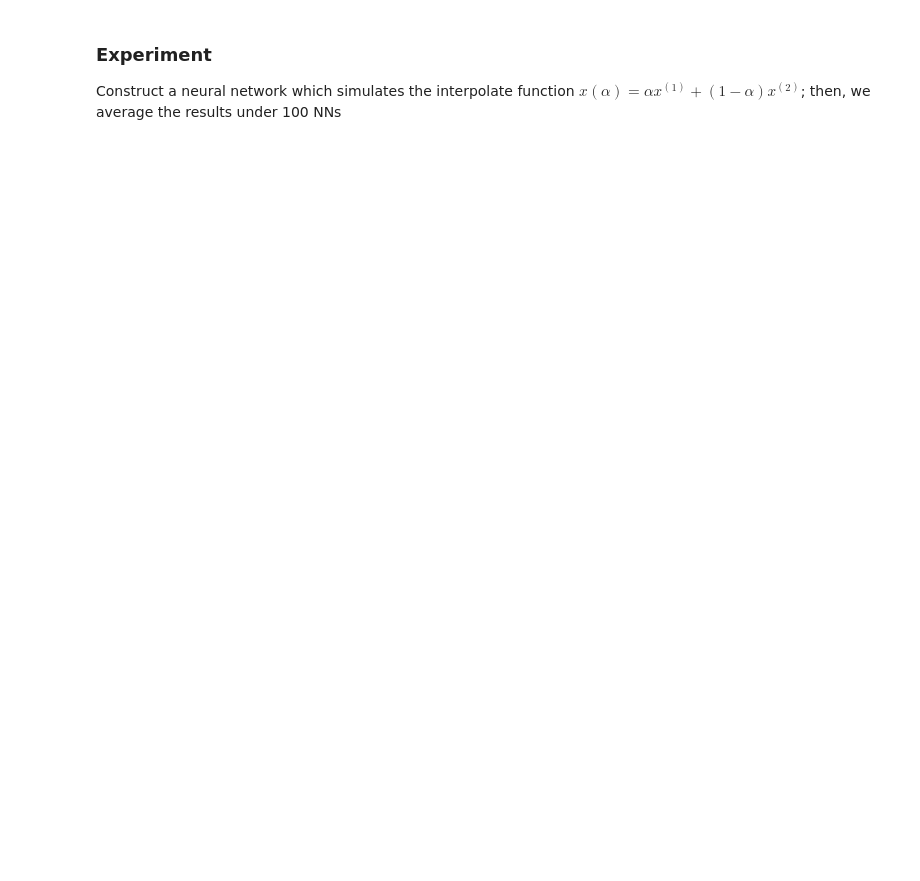
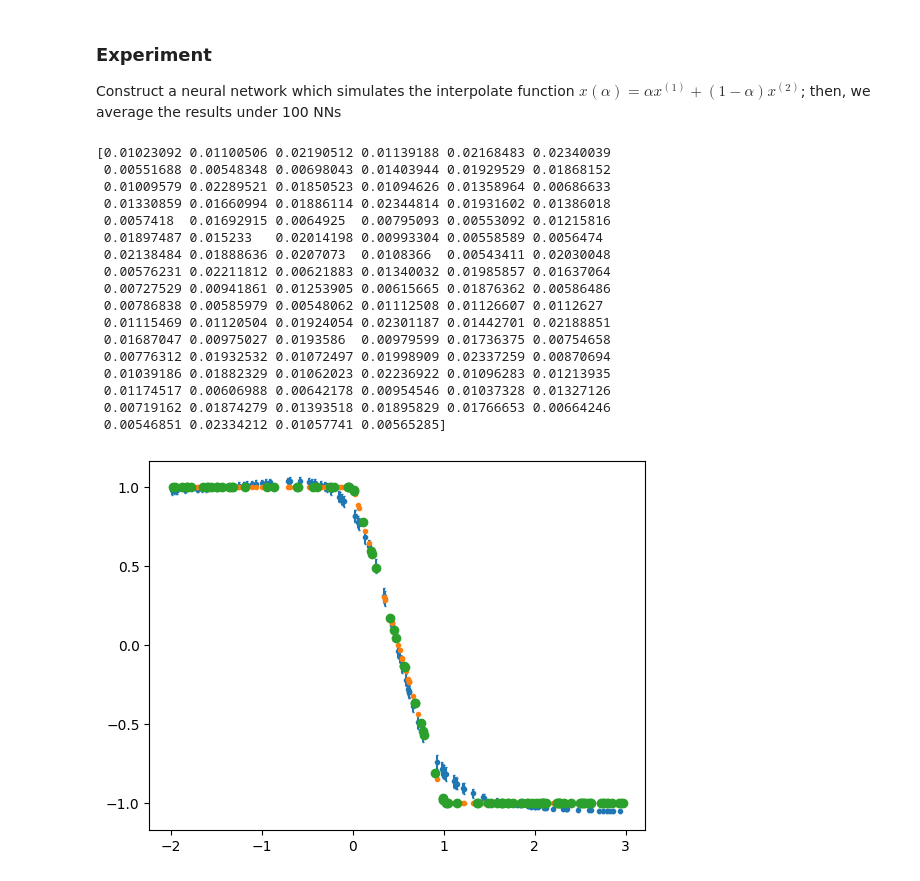
Before and after one commit to Manuel1711/Neural-Networks, a Jupyter notebook: NN_Gaussian.ipynb, the cells around one changed output. Drawn from its saved outputs; the diff is of its cells as text; code cells hidden in the pictures; blank space fills up the shorter version.

```diff
--- a/NN_Gaussian.ipynb
+++ b/NN_Gaussian.ipynb
@@ -520,8 +520,10 @@ tf.Tensor(
 
 Construct a neural network which simulates the interpolate function $x(\alpha) = \alpha x^{(1)} + (1-\alpha) x^{(2)}$; then, we average the results under 100 NNs
 # %%
-Nin = 10
+from tqdm import tqdm
+Nin = 100
 Nout = 100
+
 xx1 = tf.constant(-1., shape=(Nin, 1, 1), dtype=tf.float32)
 xx2 = tf.constant(1., shape=(Nin, 1, 1), dtype=tf.float32)
 
@@ -533,27 +535,25 @@ def interp(_alpha):
     result = tf.where(condition1, _alpha * xx1 + (1 - _alpha) * xx2, tf.where(condition2, xx1, xx2))
     return result
 
-alpha_train = tf.random.uniform(shape=(Nin,1,1), minval=-2, maxval=3, dtype=tf.float32)
-x_train = interp(alpha_train)
-
 alpha_out = tf.random.uniform(shape=(Nout,1,1), minval=-2, maxval=3, dtype=tf.float32)
 
 #print(x_train)
 #sys.exit()
 
 sigma_w = np.sqrt(1.5)
-sigma_b = 0.
+sigma_b = 1.
 Mu = 0.
 STD = 1.
 Nboot = 10
 depth = 3
 input_size = 1
-hidden_size = 128
+hidden_size = 32
 output_size = 1
 eta = 0.5
 
+
 # Numb of train epochs
-num_epochs = 500
+num_epochs = 1000
 
 lsizes = np.concatenate(([input_size], np.repeat(hidden_size, depth-1), [output_size]))
 #print(lsizes)
@@ -563,7 +563,11 @@ lsizes = np.concatenate(([input_size], np.repeat(hidden_size, depth-1), [output_
 # obser_sum = [mean output net, dev_std output net, loss]
 obser_sum = np.ndarray(shape=(num_epochs, 3, Nout, Nboot), dtype=float, buffer=np.zeros((num_epochs, 3, Nout, Nboot)))
 
-for i in range(Nboot):
+for i in tqdm(range(Nboot), desc="Progress", ncols=100):
+
+    alpha_train = tf.random.uniform(shape=(Nin,1,1), minval=-2, maxval=3, dtype=tf.float32)
+    #alpha_train = tf.constant([[[0]], [[1]]], shape=(2, 1, 1), dtype=tf.float32)
+    x_train = interp(alpha_train)
 
     for l in range(depth):
         Ws[i, l], Bs[i, l] = initialization(lsizes[l], lsizes[l+1], Mu, STD / lsizes[l]**0.5, l)
@@ -581,7 +585,10 @@ for i in range(Nboot):
 
         variables = [param for param in [Ws[i, j] for j in range(depth)] + [Bs[i, j] for j in range(depth)]]
         gradients = tape.gradient(loss, variables)
-        optimizer.apply_gradients(zip(gradients, variables))
+        #eta_tf = tf.fill(tf.shape(gradients), eta)
+        gradients2 = [gradients[i]*eta for i in range(len(gradients))]
+        #gradients_yy = tf.multiply(eta, gradients)
+        optimizer.apply_gradients(zip(gradients2, variables))
 
         return Z, loss
 
@@ -600,30 +607,49 @@ alpha_np = alpha_train.numpy()
 # %%
 xx1 = tf.constant(-1., shape=(Nout, 1, 1), dtype=tf.float32)
 xx2 = tf.constant(1., shape=(Nout, 1, 1), dtype=tf.float32)
 
 alpha_np = alpha_out.numpy()
 alpha_np = np.reshape(alpha_out, (Nout,))
 
 x_np = interp(alpha_out)
 x_np = np.reshape(x_np.numpy(), (Nout,))
-epoch_fix = 499
+epoch_fix = 999
 
 y = np.array([0.]*len(alpha_np))
 erry = np.array([0.]*len(alpha_np))
 
 for i in range(len(alpha_np)):
     y[i] = mean(obser_sum[epoch_fix, 0, i, :])
     erry[i] = np.sqrt(mean(obser_sum[epoch_fix, 1, i, :]) - y[i]**2.)#std_dev(Nboot*obser_sum[epoch_fix, 0, i, :])
 
 print(erry)
 
 #print(mean(obser_sum[epoch_fix, 0, 0, :]), std_dev(obser_sum[epoch_fix, 0, 0, :])*Nboot**0.5, (mean(obser_sum[epoch_fix, 1, 0, :]) - mean(obser_sum[epoch_fix, 0, 0, :])**2.)**0.5)
 
 #err = np.sqrt(obser_sum[epoch_fix, 1, :] - obser_sum[epoch_fix, 0, :]**2.)
 #print(alpha_np[0:5], x_np[0:5], obser_sum[400, 0, 0:5], obser_sum[400, 2, 0:5])
 plt.errorbar(alpha_np, y, yerr=2.*erry, fmt = '.', capsize=1)
 plt.errorbar(alpha_np, x_np, fmt = '.', capsize=1)
 plt.errorbar(np.reshape(alpha_train.numpy(), (Nin, )), np.reshape(x_train.numpy(), (Nin,)), fmt = 'o', capsize=30)
 plt.show()
 
 # PUT THE BIAS AT ZERO AND CHANGE THE DEV_STD
+# %% [output]
+[0.01023092 0.01100506 0.02190512 0.01139188 0.02168483 0.02340039
+ 0.00551688 0.00548348 0.00698043 0.01403944 0.01929529 0.01868152
+ 0.01009579 0.02289521 0.01850523 0.01094626 0.01358964 0.00686633
+ 0.01330859 0.01660994 0.01886114 0.02344814 0.01931602 0.01386018
+ 0.0057418  0.01692915 0.0064925  0.00795093 0.00553092 0.01215816
+ 0.01897487 0.015233   0.02014198 0.00993304 0.00558589 0.0056474
+ 0.02138484 0.01888636 0.0207073  0.0108366  0.00543411 0.02030048
+ 0.00576231 0.02211812 0.00621883 0.01340032 0.01985857 0.01637064
+ 0.00727529 0.00941861 0.01253905 0.00615665 0.01876362 0.00586486
+ 0.00786838 0.00585979 0.00548062 0.01112508 0.01126607 0.0112627
+ 0.01115469 0.01120504 0.01924054 0.02301187 0.01442701 0.02188851
+ 0.01687047 0.00975027 0.0193586  0.00979599 0.01736375 0.00754658
+ 0.00776312 0.01932532 0.01072497 0.01998909 0.02337259 0.00870694
+ 0.01039186 0.01882329 0.01062023 0.02236922 0.01096283 0.01213935
+ 0.01174517 0.00606988 0.00642178 0.00954546 0.01037328 0.01327126
+ 0.00719162 0.01874279 0.01393518 0.01895829 0.01766653 0.00664246
+ 0.00546851 0.02334212 0.01057741 0.00565285]
+[figure, added]
```
Also changed, not shown: parts of 7 cells of this notebook.
